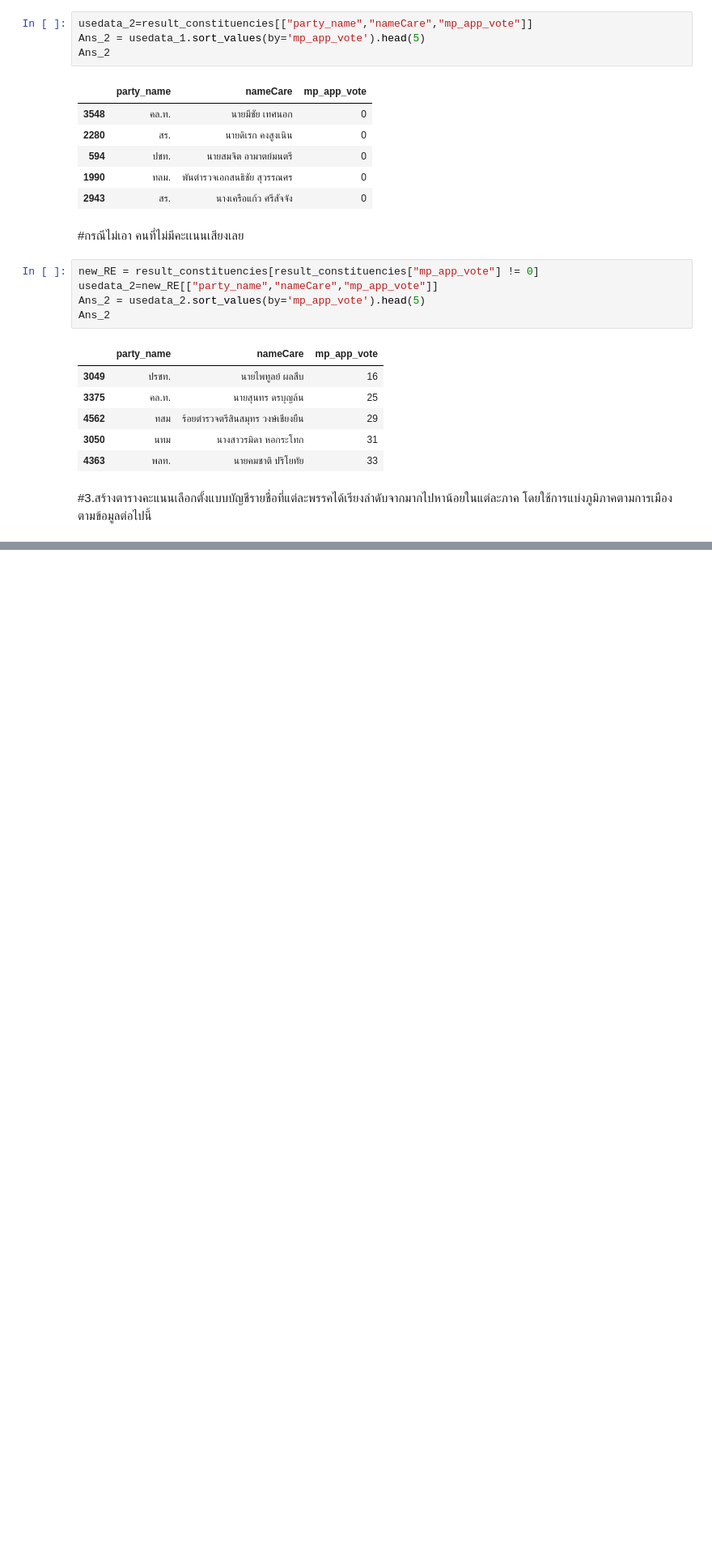
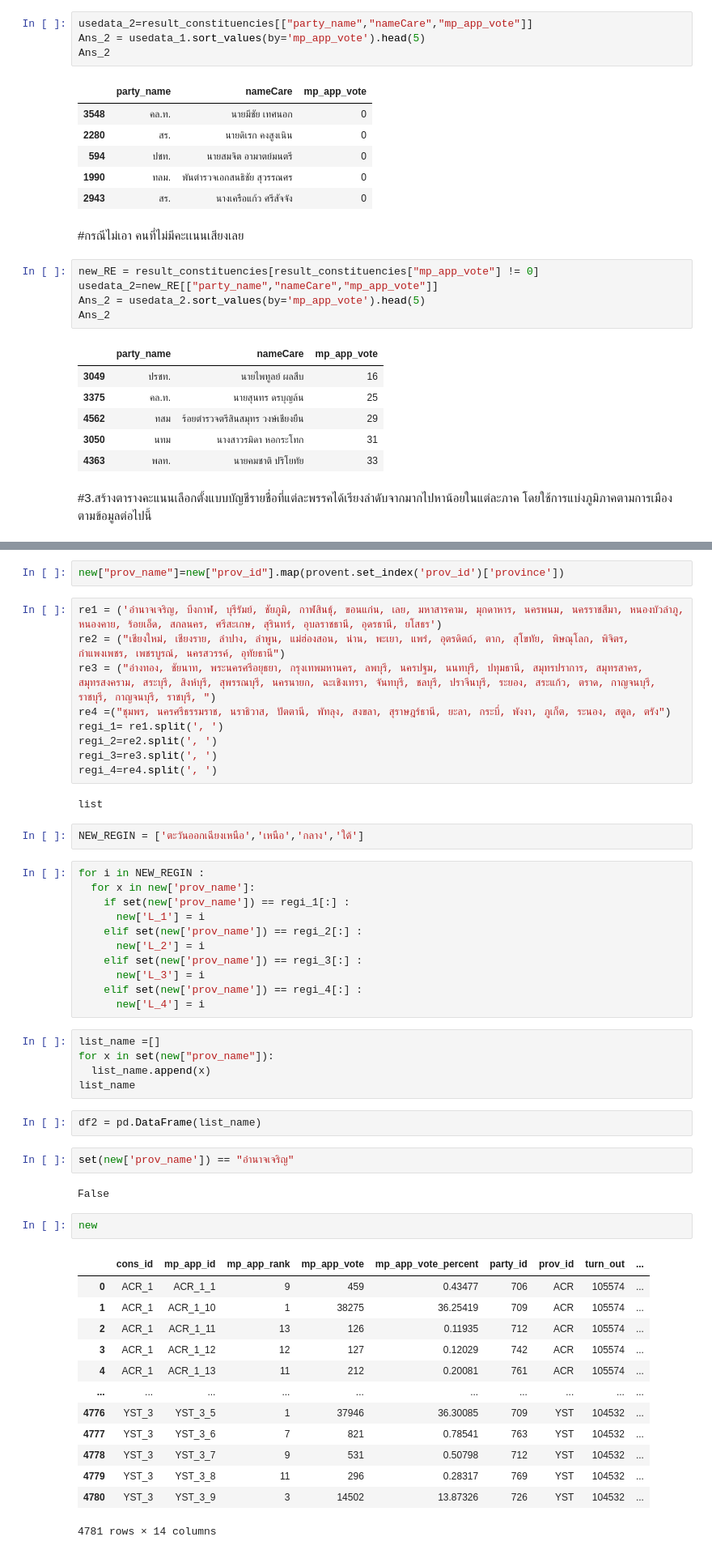
Before and after one commit to MOOwuttichai/python_dataviz2023, a Jupyter notebook: midterm_basicpythonanddataviz2023.ipynb, the cells around one changed output, grey strips where cells are left out. Shown: that part at 81% size. Drawn from its saved outputs; the diff is of its cells as text; blank space fills up the shorter version.

```diff
--- a/midterm_basicpythonanddataviz2023.ipynb
+++ b/midterm_basicpythonanddataviz2023.ipynb
@@ -125,0 +132,53 @@ Ans_2
+# %%
+new["prov_name"]=new["prov_id"].map(provent.set_index('prov_id')['province'])
+# %%
+re1 = ('อำนาจเจริญ, บึงกาฬ, บุรีรัมย์, ชัยภูมิ, กาฬสินธุ์, ขอนแก่น, เลย, มหาสารคาม, มุกดาหาร, นครพนม, นครราชสีมา, หนองบัวลำภู, หนองคาย, ร้อยเอ็ด, สกลนคร, ศรีสะเกษ, สุรินทร์, อุบลราชธานี, อุดรธานี, ยโสธร')
+re2 = ("เชียงใหม่, เชียงราย, ลำปาง, ลำพูน, แม่ฮ่องสอน, น่าน, พะเยา, แพร่, อุตรดิตถ์, ตาก, สุโขทัย, พิษณุโลก, พิจิตร, กำแพงเพชร, เพชรบูรณ์, นครสวรรค์, อุทัยธานี")
+re3 = ("อ่างทอง, ชัยนาท, พระนครศรีอยุธยา, กรุงเทพมหานคร, ลพบุรี, นครปฐม, นนทบุรี, ปทุมธานี, สมุทรปราการ, สมุทรสาคร, สมุทรสงคราม, สระบุรี, สิงห์บุรี, สุพรรณบุรี, นครนายก, ฉะเชิงเทรา, จันทบุรี, ชลบุรี, ปราจีนบุรี, ระยอง, สระแก้ว, ตราด, กาญจนบุรี, ราชบุรี, กาญจนบุรี, ราชบุรี, ")
+re4 =("ชุมพร, นครศรีธรรมราช, นราธิวาส, ปัตตานี, พัทลุง, สงขลา, สุราษฎร์ธานี, ยะลา, กระบี่, พังงา, ภูเก็ต, ระนอง, สตูล, ตรัง")
+regi_1= re1.split(', ')
+regi_2=re2.split(', ')
+regi_3=re3.split(', ')
+regi_4=re4.split(', ')
+# %% [output]
+list
+# %%
+NEW_REGIN = ['ตะวันออกเฉียงเหนือ','เหนือ','กลาง','ใต้']
+# %%
+for i in NEW_REGIN :
+  for x in new['prov_name']:
+    if set(new['prov_name']) == regi_1[:] :
+      new['L_1'] = i
+    elif set(new['prov_name']) == regi_2[:] :
+      new['L_2'] = i
+    elif set(new['prov_name']) == regi_3[:] :
+      new['L_3'] = i
+    elif set(new['prov_name']) == regi_4[:] :
+      new['L_4'] = i
+# %%
+list_name =[]
+for x in set(new["prov_name"]):
+  list_name.append(x)
+list_name
+# %%
+df2 = pd.DataFrame(list_name)
+# %%
+set(new['prov_name']) == "อำนาจเจริญ"
+# %% [output]
+False
+# %%
+new
+# %% [output]
+|  | cons_id | mp_app_id | mp_app_rank | mp_app_vote | mp_app_vote_percent | party_id | prov_id | turn_out | ... |
+| 0 | ACR_1 | ACR_1_1 | 9 | 459 | 0.43477 | 706 | ACR | 105574 | ... |
+| 1 | ACR_1 | ACR_1_10 | 1 | 38275 | 36.25419 | 709 | ACR | 105574 | ... |
+| 2 | ACR_1 | ACR_1_11 | 13 | 126 | 0.11935 | 712 | ACR | 105574 | ... |
+| 3 | ACR_1 | ACR_1_12 | 12 | 127 | 0.12029 | 742 | ACR | 105574 | ... |
+| 4 | ACR_1 | ACR_1_13 | 11 | 212 | 0.20081 | 761 | ACR | 105574 | ... |
+| ... | ... | ... | ... | ... | ... | ... | ... | ... | ... |
+| 4776 | YST_3 | YST_3_5 | 1 | 37946 | 36.30085 | 709 | YST | 104532 | ... |
+| 4777 | YST_3 | YST_3_6 | 7 | 821 | 0.78541 | 763 | YST | 104532 | ... |
+| 4778 | YST_3 | YST_3_7 | 9 | 531 | 0.50798 | 712 | YST | 104532 | ... |
+| 4779 | YST_3 | YST_3_8 | 11 | 296 | 0.28317 | 769 | YST | 104532 | ... |
+| 4780 | YST_3 | YST_3_9 | 3 | 14502 | 13.87326 | 726 | YST | 104532 | ... |
+4781 rows × 14 columns
```
Also changed, not shown: parts of 2 cells of this notebook.
